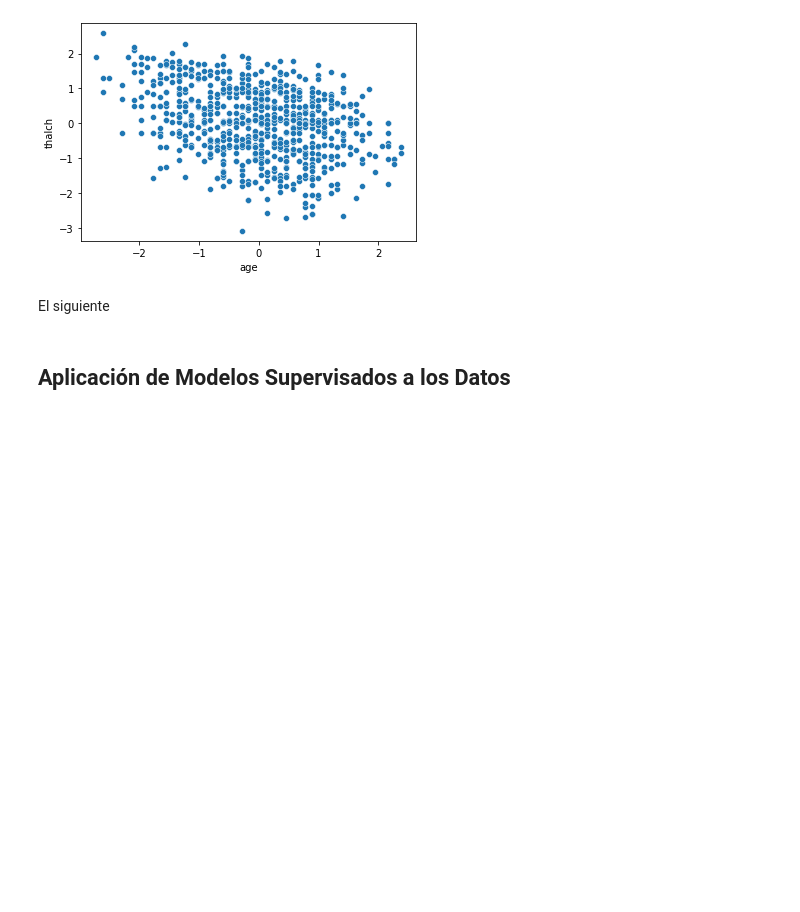
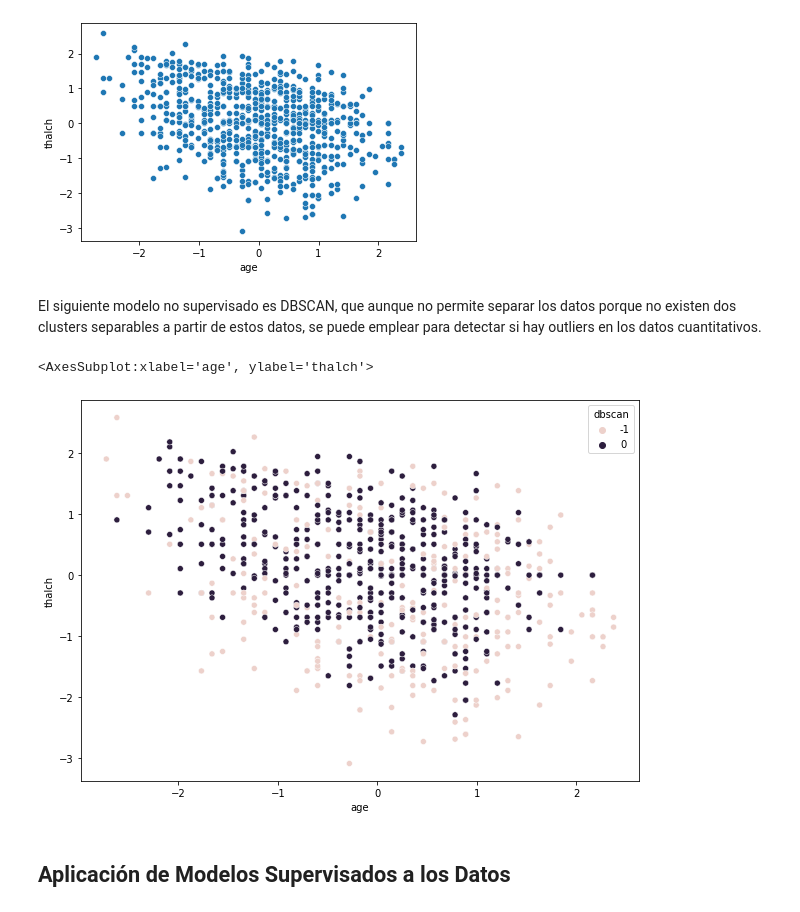
Before and after one commit to angelbujalance/UCI-ML, a Jupyter notebook: PRAC_Angel_Bujalance.ipynb, the cells around one changed output. Drawn from its saved outputs; the diff is of its cells as text; code cells hidden in the pictures; blank space fills up the shorter version.

```diff
--- a/PRAC_Angel_Bujalance.ipynb
+++ b/PRAC_Angel_Bujalance.ipynb
@@ -858,5 +858,18 @@ sns.scatterplot(data=X_train_data, x='age', y='thalch')
 # %% [output]
 <AxesSubplot:xlabel='age', ylabel='thalch'>
 [figure]
-# %% [markdown]
-El siguiente
+# %% [markdown]
+El siguiente modelo no supervisado es DBSCAN, que aunque no permite separar los datos porque no existen dos clusters separables a partir de estos datos, se puede emplear para detectar si hay outliers en los datos cuantitativos.
+# %%
+clustering = cluster.DBSCAN(eps=0.8, min_samples=15).fit(X_train_data.iloc[:,:4])
+
+plt.figure(figsize=(10,7))
+
+clusterdf = X_train_data
+
+clusterdf['dbscan'] = clustering.labels_
+
+sns.scatterplot(data=clusterdf, x='age', y='thalch', hue='dbscan')
+# %% [output]
+<AxesSubplot:xlabel='age', ylabel='thalch'>
+[figure, added]
```
Also changed, not shown: parts of 2 cells of this notebook.
